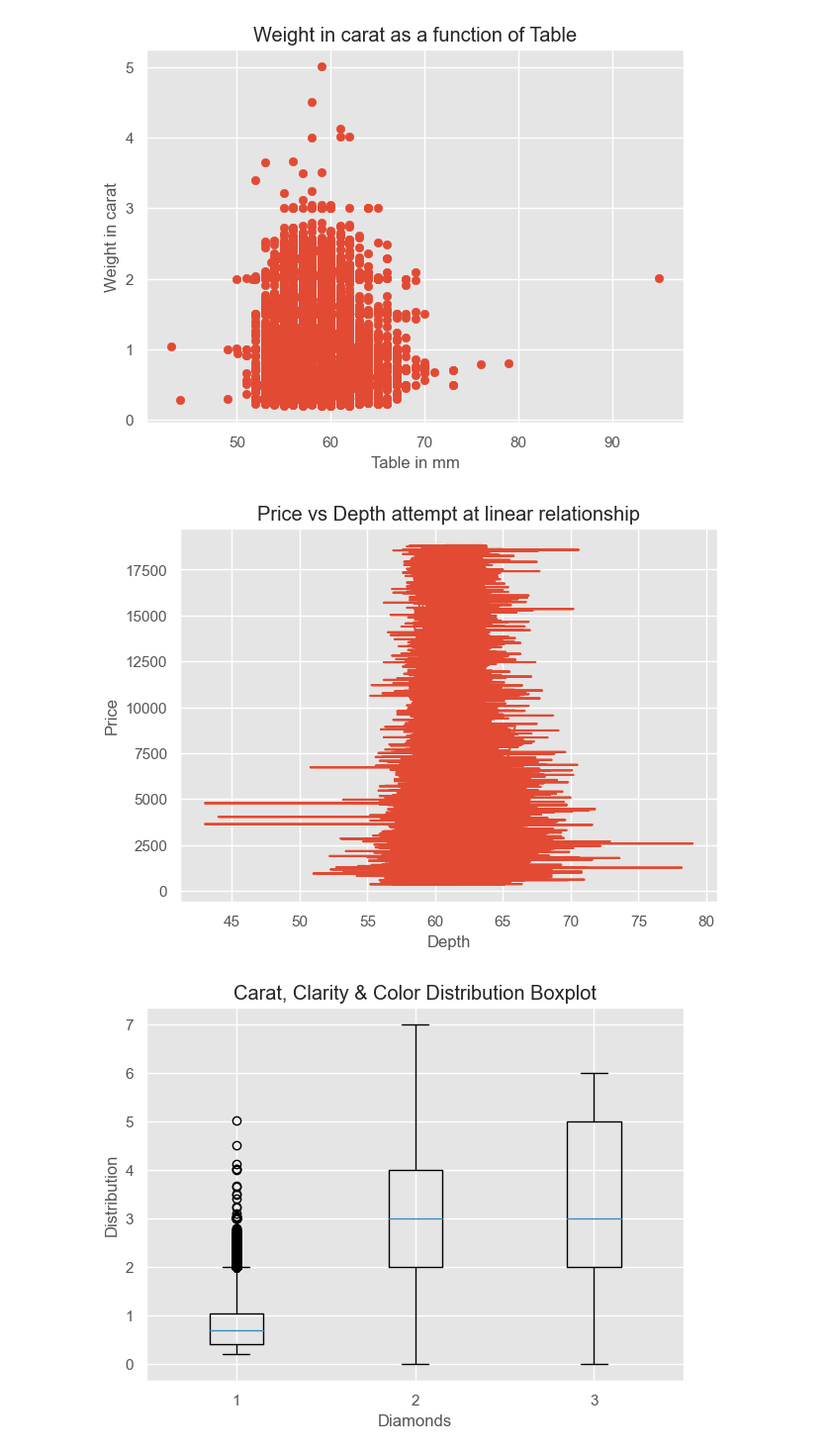
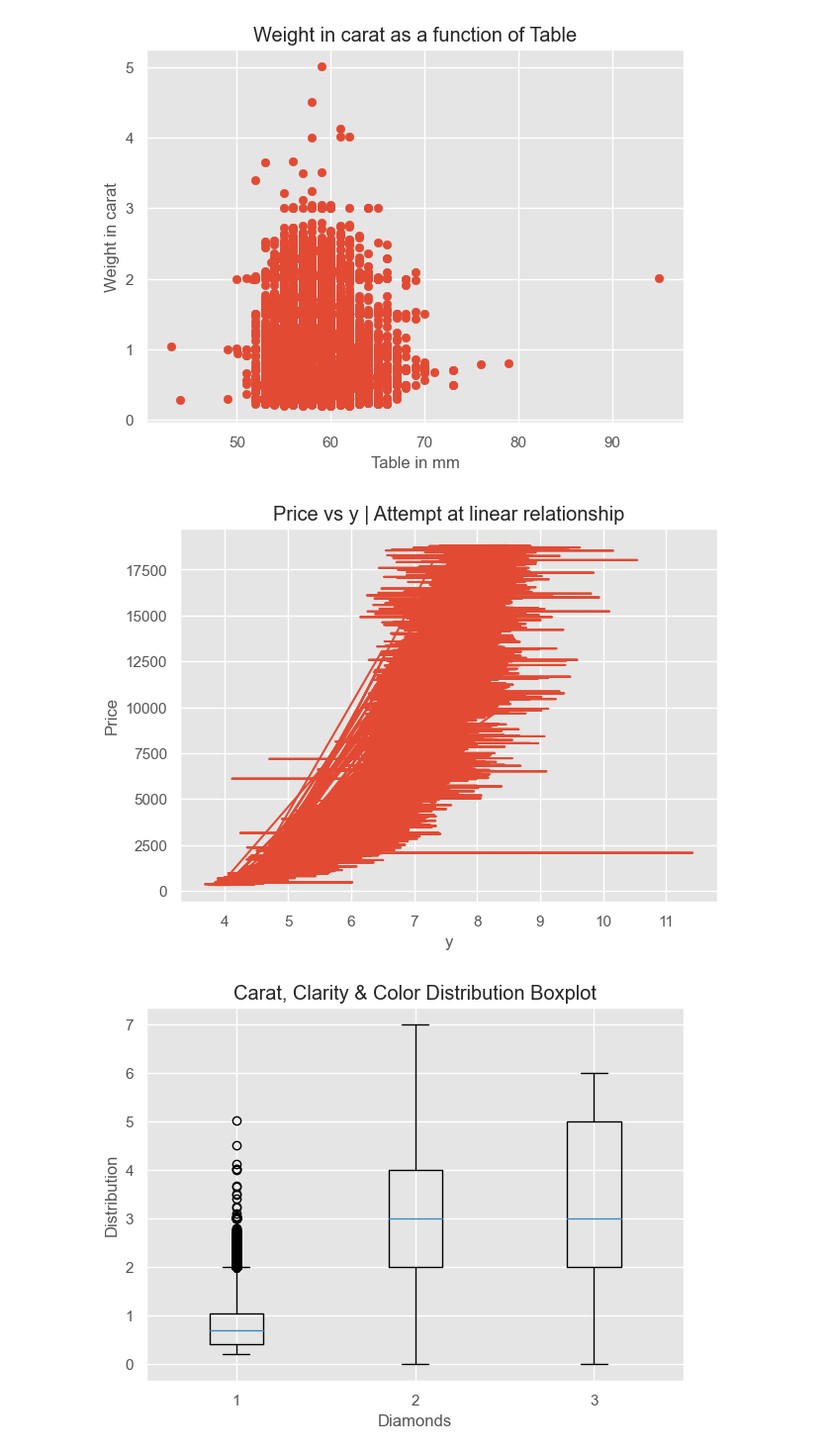
Before and after one commit to aiolii63/Diamonds, a Jupyter notebook: Data Viz/Diamonds Matplotlib Viz.ipynb, the cells around one changed output. Shown at 99% size. Cells and saved outputs as stored; diff of their text form; code cells hidden in the pictures.

```diff
--- a/Data Viz/Diamonds Matplotlib Viz.ipynb
+++ b/Data Viz/Diamonds Matplotlib Viz.ipynb
@@ -94,16 +94,16 @@ plt.show()
 # %%
 # 3_Linear relationship:
 
-carat = diamonds['depth']
+carat = diamonds['y']
 price = diamonds['price']
 plt.plot(carat, price)
-xlabel = 'Depth'
+xlabel = 'y'
 ylabel = 'Price'
-plt.gca().set(title='Price vs Depth attempt at linear relationship', xlabel='Depth', ylabel='Price')
+plt.gca().set(title='Price vs y | Attempt at linear relationship', xlabel='y', ylabel='Price')
 plt.style.use('ggplot')
 plt.show()
 # %% [output]
-[figure, old version]
+[figure, new version]
 # %%
 # 5_Boxplot carat to look for outliers
 
```
